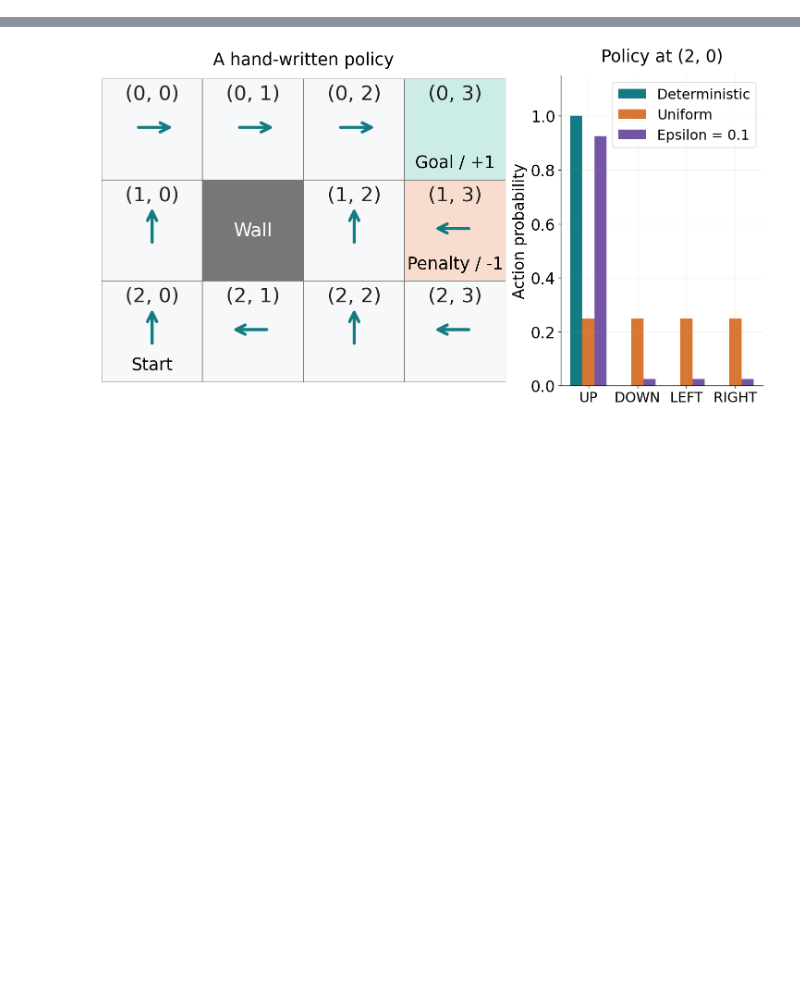
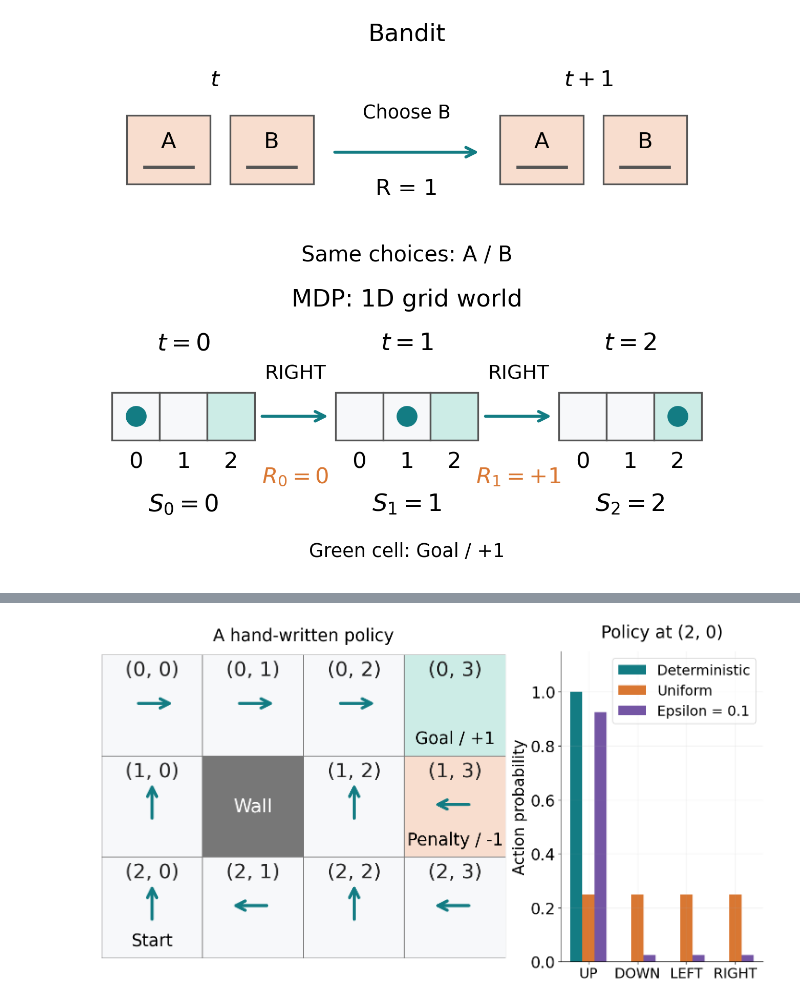
Before and after one commit to AcademiXBase/deep-learning-from-scratch-4, a Jupyter notebook: my_notebooks/ch02_sec2.1-2.2.ipynb, the cells around one changed output, grey strips where cells are left out. Saved outputs shown, nothing was run; the diff lists cells and outputs as text; code cells hidden in the pictures; blank space fills up the shorter version.

```diff
--- a/my_notebooks/ch02_sec2.1-2.2.ipynb
+++ b/my_notebooks/ch02_sec2.1-2.2.ipynb
@@ -455,15 +0,0 @@ RIGHT を選んだ 1 ステップの期待報酬: 0.800
-# %%
-scripted_actions = [0, 3, 0, 3, 3, 3]  # UP, RIGHT, UP, RIGHT, RIGHT, RIGHT
-state = START
-trace = []
-for t, action in enumerate(scripted_actions):
-    s_next = next_state(state, action)
-    r_t = reward(state, action, s_next)
-    trace.append({"t": t, "S_t": state, "A_t": ACTION_NAMES[action],
-                  "R_t": r_t, "S_(t+1)": s_next, "ゴール到達": s_next == GOAL})
-    state = s_next
-    if state == GOAL:
-        break
-display(pd.DataFrame(trace))
-assert state == GOAL and len(trace) == 6
-assert sum(row["R_t"] for row in trace) == 1.0
@@ -501,0 +73,66 @@ $$\pi(a\mid s)\ge0,\qquad\sum_{a\in\mathcal{A}}\pi(a\mid s)=1.$$
+# %%
+# 説明図に共通の、箱と矢印。長い説明は図の下の文章に置く。
+def concept_box(ax, center, text, width=2.4, height=1.0,
+                color="#f7f8fa", fontsize=26):
+    x, y = center
+    ax.add_patch(Rectangle((x - width / 2, y - height / 2), width, height,
+                           facecolor=color, edgecolor="#555555", linewidth=2))
+    ax.text(x, y, text, ha="center", va="center", fontsize=fontsize)
+
+def concept_arrow(ax, start, end, color=None):
+    ax.annotate("", xy=end, xytext=start,
+                arrowprops=dict(arrowstyle="->", lw=3.5, mutation_scale=28,
+                                color=COLORS[0] if color is None else color))
+
+# 上段はバンディット、下段は MDP のグリッドワールド。
+fig, axes = plt.subplots(2, 1, figsize=(10, 9), constrained_layout=True,
+                         gridspec_kw={"height_ratios": [1, 1.1]})
+axes[0].set(xlim=(0, 6.2), ylim=(0, 4.6))
+axes[0].axis("off")
+
+ax = axes[0]
+ax.set_title("Bandit", fontsize=28)
+for start_x, time_label in [(0.25, r"$t$"), (4.05, r"$t+1$")]:
+    ax.text(start_x + .9, 4.0, time_label, ha="center", fontsize=26)
+    for offset, name in [(0, "A"), (1.05, "B")]:
+        x = start_x + offset
+        ax.add_patch(Rectangle((x, 2.0), .85, 1.4, facecolor="#f8ddce",
+                               edgecolor="#555555", linewidth=2))
+        ax.text(x + .425, 2.87, name, ha="center", va="center", fontsize=26)
+        ax.plot([x + .18, x + .67], [2.35, 2.35], color="#555555", lw=4)
+concept_arrow(ax, (2.35, 2.65), (3.85, 2.65))
+ax.text(3.1, 3.35, "Choose B", ha="center", fontsize=22)
+ax.text(3.1, 1.8, "R = 1", ha="center", fontsize=26)
+ax.text(3.1, .45, "Same choices: A / B", ha="center", fontsize=25)
+
+ax = axes[1]
+ax.set_title("MDP: 1D grid world", fontsize=28)
+# 同じ 3 マスの盤面を時刻ごとに描き、丸の位置だけを変える。
+# 右端の位置 2 がゴール。RIGHT を 2 回選ぶと 0 -> 1 -> 2 と進む。
+snapshot_origins = [0.2, 4.9, 9.6]
+for t, (left, position) in enumerate(zip(snapshot_origins, [0, 1, 2])):
+    center = left + 1.5
+    ax.text(center, 3.8, rf"$t={t}$", ha="center", fontsize=28)
+    for cell_position in range(3):
+        x = left + cell_position
+        ax.add_patch(Rectangle((x, 1.9), 1, 1,
+                               facecolor="#ccece6" if cell_position == 2 else "#f7f8fa",
+                               edgecolor="#555555", linewidth=2))
+        ax.text(x + .5, 1.45, str(cell_position), ha="center", va="center", fontsize=26)
+    ax.scatter([left + position + .5], [2.4], s=550, color=COLORS[0], zorder=4)
+    ax.text(center, .42, rf"$S_{t}={position}$", ha="center", fontsize=28)
+
+for t, (left, next_left) in enumerate(zip(snapshot_origins[:-1], snapshot_origins[1:])):
+    arrow_start, arrow_end = left + 3.12, next_left - .12
+    midpoint = (arrow_start + arrow_end) / 2
+    concept_arrow(ax, (arrow_start, 2.4), (arrow_end, 2.4))
+    ax.text(midpoint, 3.2, "RIGHT", ha="center", fontsize=23)
+    reward_text = "0" if t == 0 else "+1"
+    ax.text(midpoint, 1.0, rf"$R_{t}={reward_text}$", ha="center", fontsize=26,
+            color=COLORS[1])
+ax.text(6.4, -.55, "Green cell: Goal / +1", ha="center", fontsize=22)
+ax.set(xlim=(0, 12.8), ylim=(-.85, 4.4), aspect="equal")
+ax.axis("off")
+plt.show()
+# %% [output]
+[figure, added]
```
Also changed, not shown: parts of 73 cells of this notebook.
